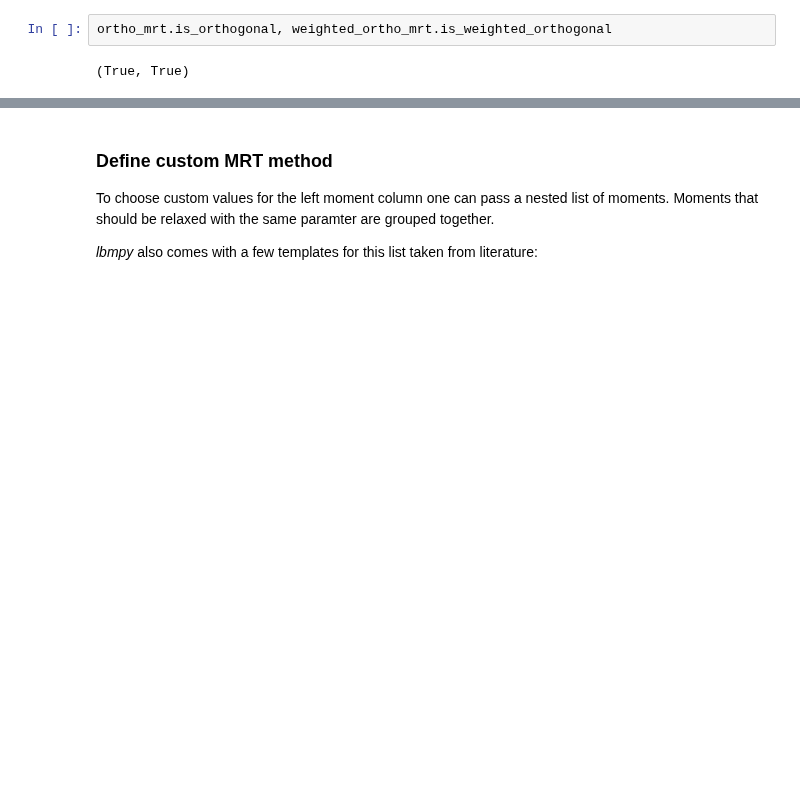
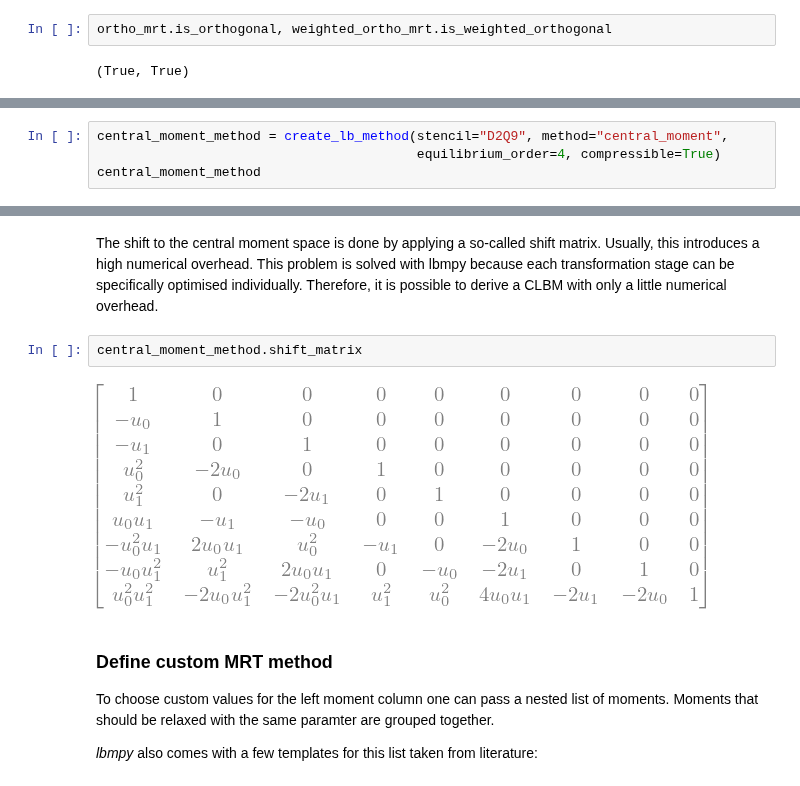
Before and after one commit to mabau/lbmpy, a Jupyter notebook: doc/notebooks/03_tutorial_lbm_formulation.ipynb, the cells around one changed output, grey strips where cells are left out. Drawn from its saved outputs; the diff is of its cells as text; blank space fills up the shorter version.

Commit message:
Central moments

```diff
--- a/doc/notebooks/03_tutorial_lbm_formulation.ipynb
+++ b/doc/notebooks/03_tutorial_lbm_formulation.ipynb
@@ -127,0 +132,4 @@ ortho_mrt.is_orthogonal, weighted_ortho_mrt.is_weighted_orthogonal
+# %%
+central_moment_method = create_lb_method(stencil="D2Q9", method="central_moment",
+                                         equilibrium_order=4, compressible=True)
+central_moment_method
@@ -128,3 +147,9 @@ ortho_mrt.is_orthogonal, weighted_ortho_mrt.is_weighted_orthogonal
+# %% [markdown]
+The shift to the central moment space is done by applying a so-called shift matrix. Usually, this introduces a high numerical overhead. This problem is solved with lbmpy because each transformation stage can be specifically optimised individually. Therefore, it is possible to derive a CLBM with only a little numerical overhead.
+# %%
+central_moment_method.shift_matrix
+# %% [output]
+[figure, added]
 # %% [markdown]
 ### Define custom MRT method
 
```
Also changed, not shown: parts of 3 cells of this notebook, 33 other files.
